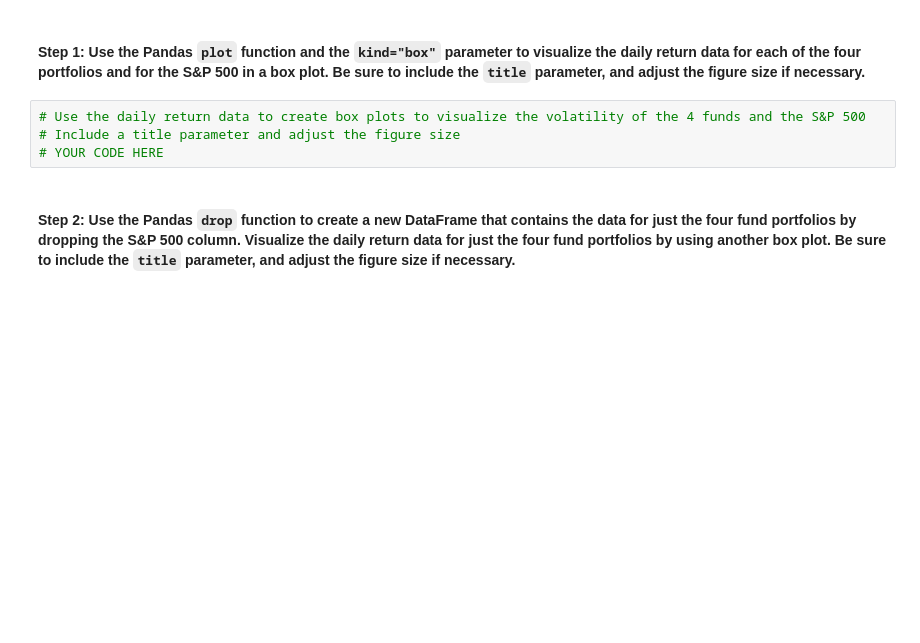
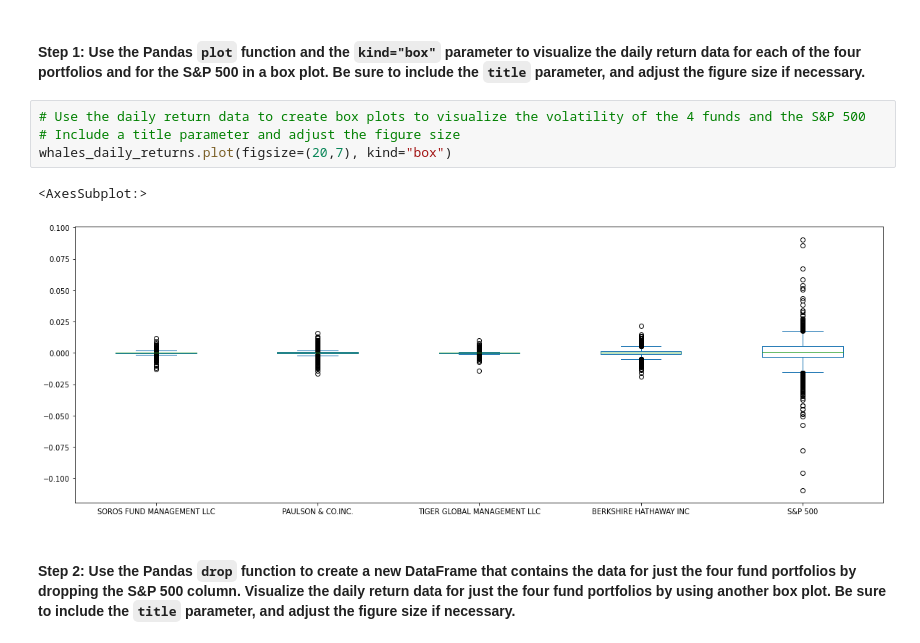
Before and after one commit to mmarovich/risk_and_return_app, a Jupyter notebook: risk_return_analysis.ipynb, the cells around one changed output. Cells and saved outputs as stored; diff of their text form; blank space fills up the shorter version.

```diff
--- a/risk_return_analysis.ipynb
+++ b/risk_return_analysis.ipynb
@@ -249,7 +249,10 @@ Analyze the volatility of each of the four fund portfolios and of the S&P 500 In
 # %%
 # Use the daily return data to create box plots to visualize the volatility of the 4 funds and the S&P 500
 # Include a title parameter and adjust the figure size
-# YOUR CODE HERE
+whales_daily_returns.plot(figsize=(20,7), kind="box")
+# %% [output]
+<AxesSubplot:>
+[figure, added]
 # %% [markdown]
 #### Step 2: Use the Pandas `drop` function to create a new DataFrame that contains the data for just the four fund portfolios by dropping the S&P 500 column. Visualize the daily return data for just the four fund portfolios by using another box plot. Be sure to include the `title` parameter, and adjust the figure size if necessary.
 # %%
```
Also changed, not shown: parts of 2 cells of this notebook.
